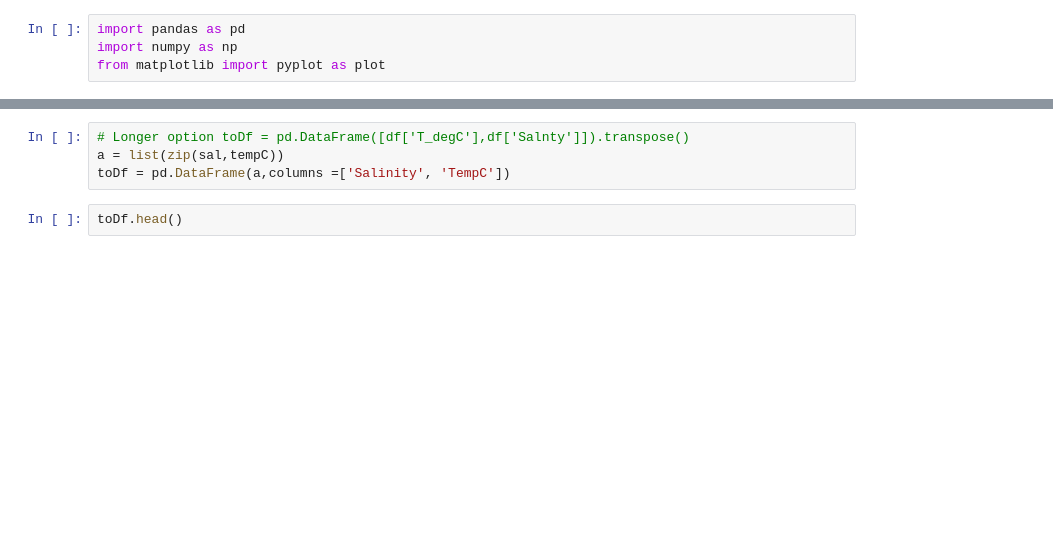
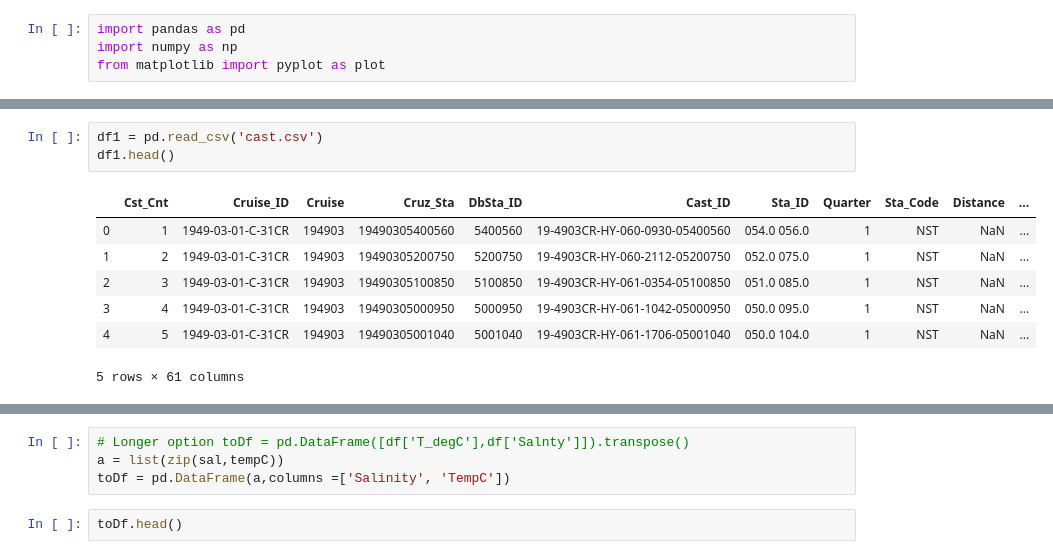
Before and after one commit to jtfan3/data_projects, a Jupyter notebook: linear_regression_calcofi_scratch/createcsv_salinity.ipynb, the cells around one changed output, grey strips where cells are left out. Saved outputs shown, nothing was run; the diff lists cells and outputs as text; blank space fills up the shorter version.

```diff
--- a/linear_regression_calcofi_scratch/createcsv_salinity.ipynb
+++ b/linear_regression_calcofi_scratch/createcsv_salinity.ipynb
@@ -10,3 +5,14 @@ AttributeError: 'numpy.ndarray' object has no attribute 'head'
+# %%
+df1 = pd.read_csv('cast.csv')
+df1.head()
+# %% [output]
+|  | Cst_Cnt | Cruise_ID | Cruise | Cruz_Sta | DbSta_ID | Cast_ID | Sta_ID | Quarter | Sta_Code | Distance | ... |
+| 0 | 1 | 1949-03-01-C-31CR | 194903 | 19490305400560 | 5400560 | 19-4903CR-HY-060-0930-05400560 | 054.0 056.0 | 1 | NST | NaN | ... |
+| 1 | 2 | 1949-03-01-C-31CR | 194903 | 19490305200750 | 5200750 | 19-4903CR-HY-060-2112-05200750 | 052.0 075.0 | 1 | NST | NaN | ... |
+| 2 | 3 | 1949-03-01-C-31CR | 194903 | 19490305100850 | 5100850 | 19-4903CR-HY-061-0354-05100850 | 051.0 085.0 | 1 | NST | NaN | ... |
+| 3 | 4 | 1949-03-01-C-31CR | 194903 | 19490305000950 | 5000950 | 19-4903CR-HY-061-1042-05000950 | 050.0 095.0 | 1 | NST | NaN | ... |
+| 4 | 5 | 1949-03-01-C-31CR | 194903 | 19490305001040 | 5001040 | 19-4903CR-HY-061-1706-05001040 | 050.0 104.0 | 1 | NST | NaN | ... |
+5 rows × 61 columns
 # %%
 df = pd.read_csv('bottle.csv')
 df.head()
```
Also changed, not shown: parts of 6 cells of this notebook, 2 other files.
